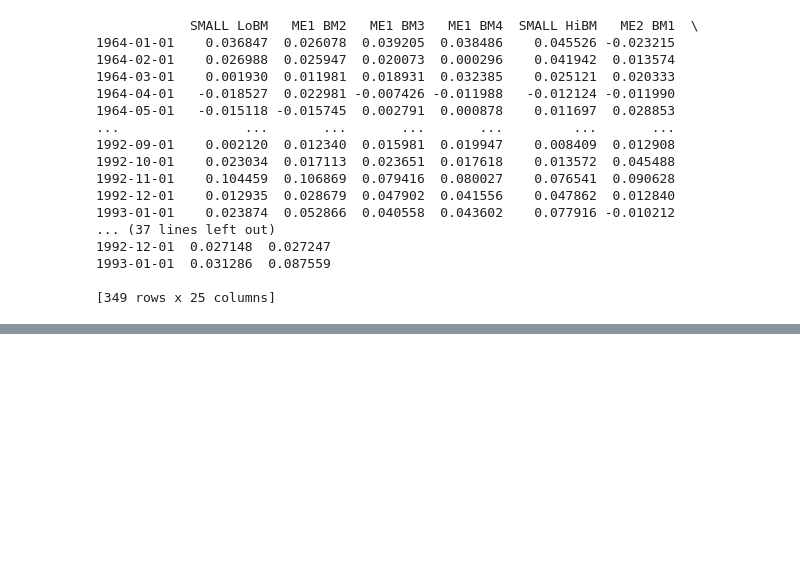
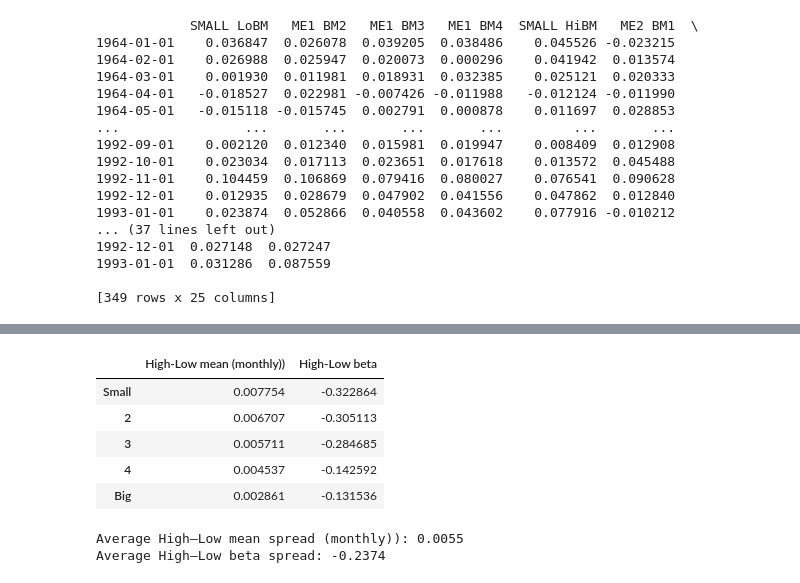
Before and after one commit to gabbitto257/asset-allocation-and-investment-strategies, a Jupyter notebook: Assignment 2/Assignment 2.ipynb, the cells around one changed output, grey strips where cells are left out. Saved outputs shown, nothing was run; the diff lists cells and outputs as text; code cells hidden in the pictures; blank space fills up the shorter version.

```diff
--- a/Assignment 2/Assignment 2.ipynb
+++ b/Assignment 2/Assignment 2.ipynb
@@ -296,0 +373,21 @@ tables_6493["Beta (rmrf)"]
+# %%
+df_mean = tables_6493["Mean excess return"]
+beta_tbl = tables_6493["Beta (rmrf)"]
+
+hl_mean = (df_mean["High"] - df_mean["Low"]).rename("High-Low mean (monthly))")
+hl_beta = (beta_tbl["High"] - beta_tbl["Low"]).rename("High-Low beta")
+
+hl_check = pd.concat([hl_mean, hl_beta], axis=1)
+display(hl_check)
+
+print("Average High–Low mean spread (monthly)):", float(hl_mean.mean().round(4)))
+print("Average High–Low beta spread:", float(hl_beta.mean().round(4)))
+# %% [output]
+|  | High-Low mean (monthly)) | High-Low beta |
+| Small | 0.007754 | -0.322864 |
+| 2 | 0.006707 | -0.305113 |
+| 3 | 0.005711 | -0.284685 |
+| 4 | 0.004537 | -0.142592 |
+| Big | 0.002861 | -0.131536 |
+Average High–Low mean spread (monthly)): 0.0055
+Average High–Low beta spread: -0.2374
```
Also changed, not shown: parts of 15 cells of this notebook.
